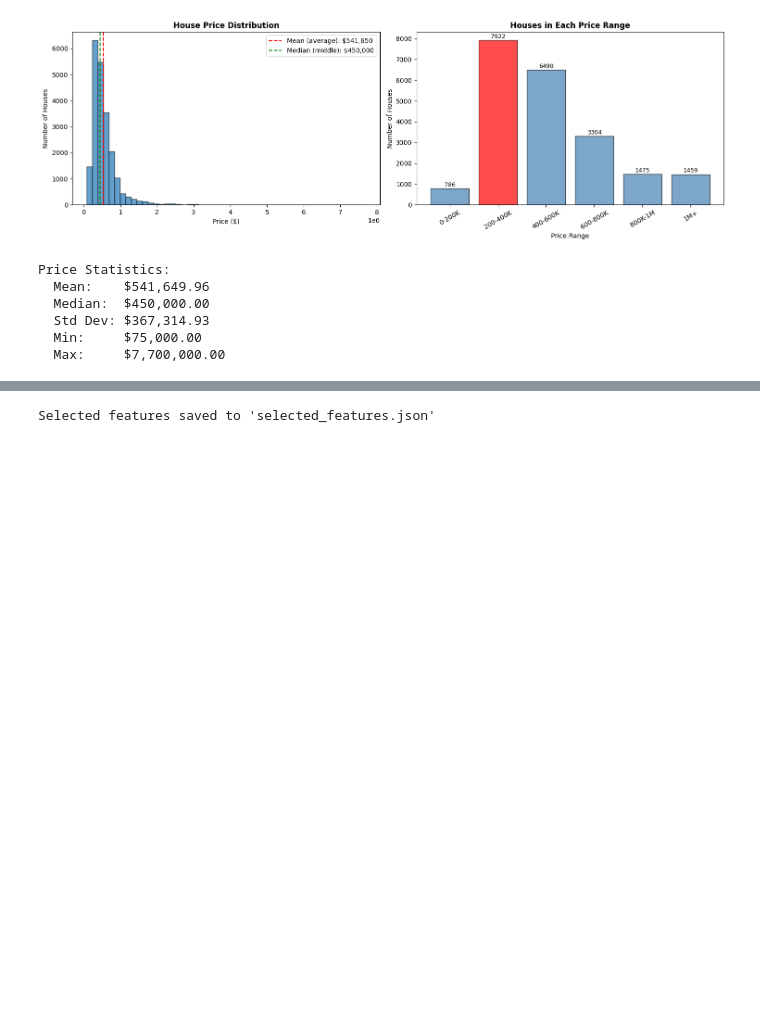
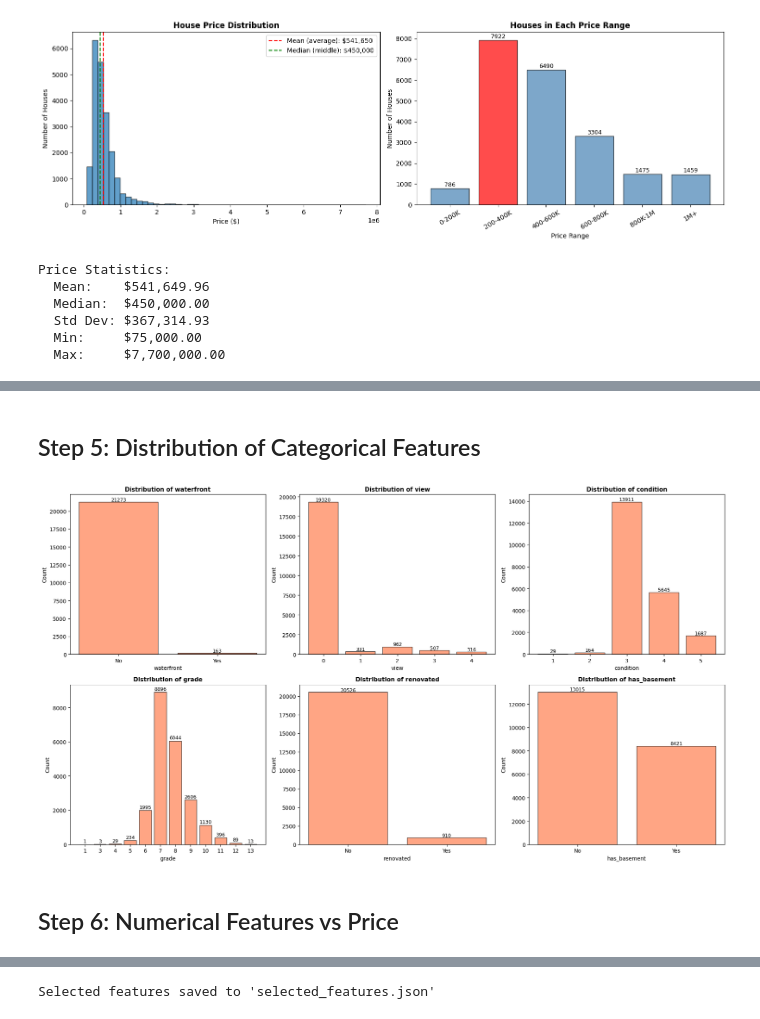
Before and after one commit to AswathSanthanakrishnan/House-Price-Prediction-Project---Final-sem-project-, a Jupyter notebook: 02_EDA.ipynb, the cells around one changed output, grey strips where cells are left out. Cells and saved outputs as stored; diff of their text form; code cells hidden in the pictures; blank space fills up the shorter version.

```diff
--- a/02_EDA.ipynb
+++ b/02_EDA.ipynb
@@ -189,16 +116,0 @@ plt.show()
-# %%
-# average price for each categorical feature
-fig, axes = plt.subplots(2, 3, figsize=(18, 10))
-axes = axes.ravel()
-
-for idx, feature in enumerate(categorical_features):
-    avg_price = df.groupby(feature)['price'].mean().sort_index()
-    axes[idx].bar(avg_price.index.astype(str), avg_price.values,
-                 edgecolor='black', alpha=0.7)
-    axes[idx].set_xlabel(feature, fontsize=10)
-    axes[idx].set_ylabel('Avg Price ($)', fontsize=10)
-    axes[idx].set_title(f'Price by {feature}', fontsize=11, fontweight='bold')
-    axes[idx].tick_params(axis='x', rotation=45)
-
-plt.tight_layout()
-plt.show()
@@ -394,0 +121,8 @@ FINAL SELECTED FEATURES FOR MODELING (5 features):
+# %%
+# Convert binary 0/1 columns to No/Yes strings for easier plotting
+df_viz = df.copy()  # Create a copy just for visualization
+binary_map = {0: 'No', 1: 'Yes'}
+df_viz['waterfront'] = df_viz['waterfront'].map(binary_map)
+df_viz['renovated'] = df_viz['renovated'].map({0: 'No', 1: 'Yes'}) # fallback mapping
+df_viz['has_basement'] = df_viz['has_basement'].map(binary_map)
+print("Mapped categorical features for visualization (df_viz created).")
@@ -394,0 +151,25 @@ FINAL SELECTED FEATURES FOR MODELING (5 features):
+# %% [markdown]
+## Step 5: Distribution of Categorical Features
+# %%
+# Categorical features
+categorical_features = ['waterfront', 'view', 'condition', 'grade', 'renovated', 'has_basement']
+
+fig, axes = plt.subplots(2, 3, figsize=(18, 10))
+axes = axes.ravel()
+
+for idx, col in enumerate(categorical_features):
+    value_counts = df_viz[col].value_counts().sort_index()
+    axes[idx].bar(value_counts.index.astype(str), value_counts.values, edgecolor='black', alpha=0.7, color='coral')
+    axes[idx].set_xlabel(col, fontsize=10)
+    axes[idx].set_ylabel('Count', fontsize=10)
+    axes[idx].set_title(f'Distribution of {col}', fontsize=11, fontweight='bold')
+
+    for i, v in enumerate(value_counts.values):
+        axes[idx].text(i, v + 100, str(v), ha='center', fontsize=9)
+
+plt.tight_layout()
+plt.show()
+# %% [output]
+[figure, added]
+# %% [markdown]
+## Step 6: Numerical Features vs Price
```
Also changed, not shown: parts of 37 cells of this notebook, 3 other files.
